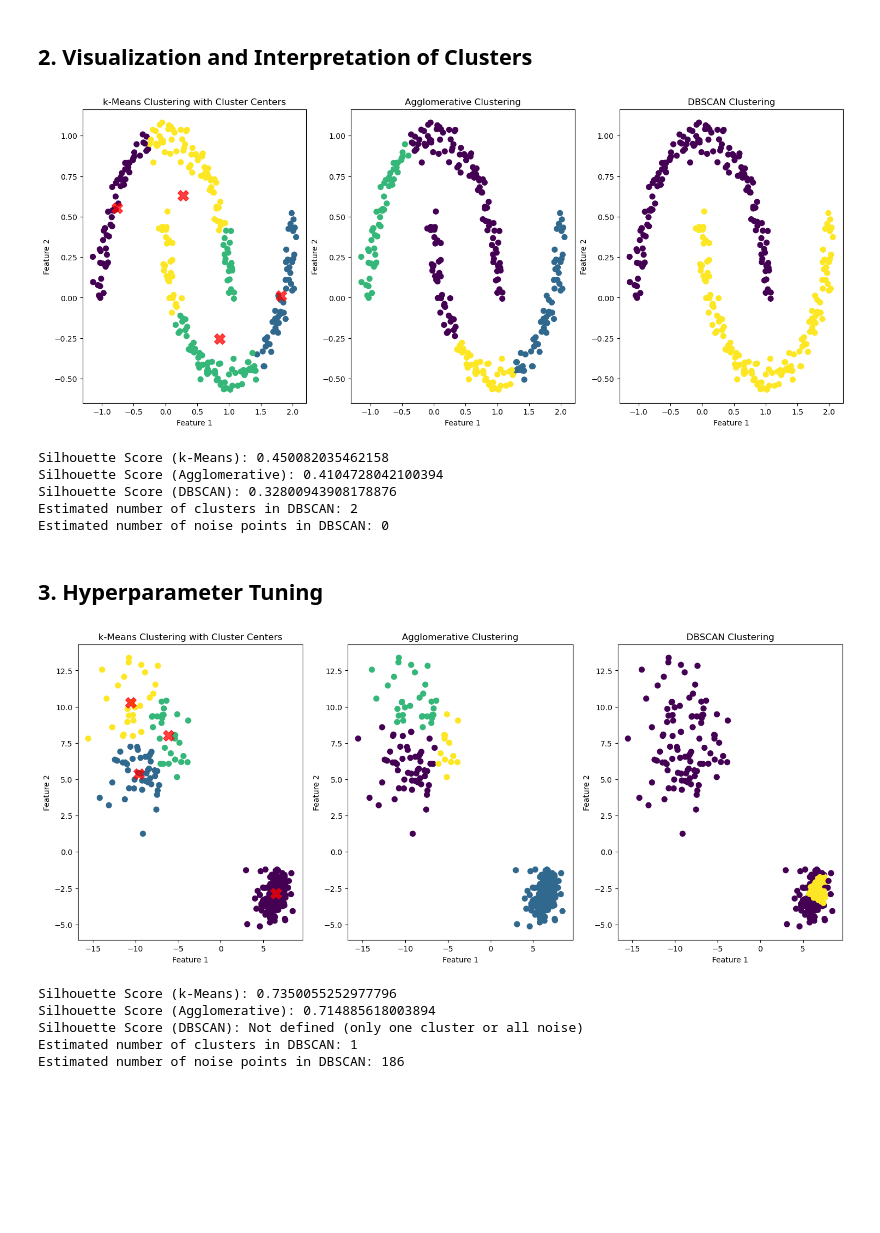
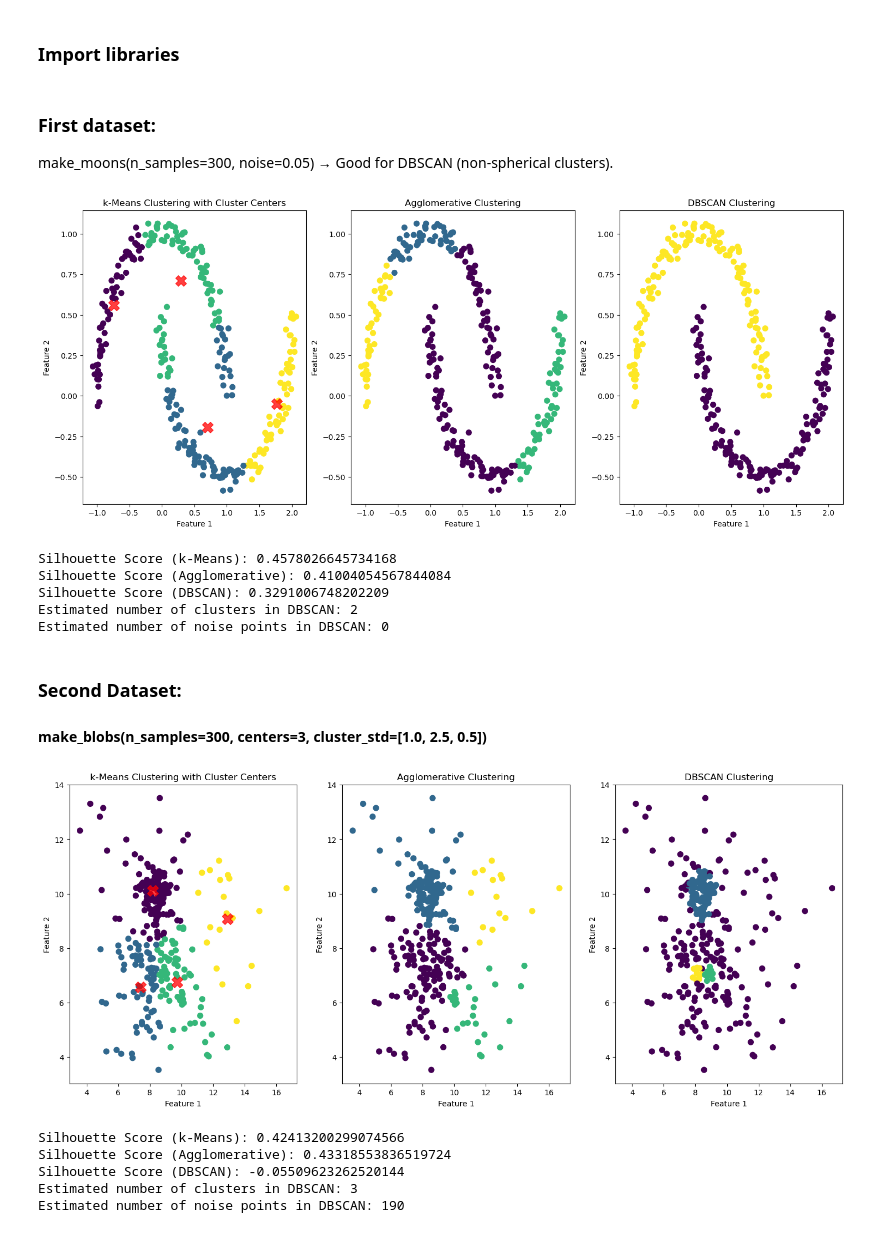
Before and after one commit to Mashail-prog/BINF-5507-Assignments, a Jupyter notebook: Assignment-3/main.ipynb, the cells around one changed output. Drawn from its saved outputs; the diff is of its cells as text; code cells hidden in the pictures; blank space fills up the shorter version.

```diff
--- a/Assignment-3/main.ipynb
+++ b/Assignment-3/main.ipynb
@@ -8,3 +3,5 @@ make_moons(n_samples=300, noise=0.05) → Good for DBSCAN (non-spherical cluster
+# %% [markdown]
+### Import libraries
 # %%
 import numpy as np
 import pandas as pd
@@ -74,16 +72,16 @@ def plot_clustering_results(X, labels, centers, silhouette_avg, n_clusters=4, da
     ax2.set_xticks(np.arange(-0.1, 1.1, 0.2))
 
     plt.show()
-# %% [markdown]
-## 2. Visualization and Interpretation of Clusters
+# %% [markdown]
+### First dataset:
+make_moons(n_samples=300, noise=0.05) → Good for DBSCAN (non-spherical clusters).
 # %%
-from sklearn.cluster import DBSCAN
 
 # Generate synthetic data
 X, y = make_moons(n_samples=300, noise=0.05)
 
 # Train a k-Means clustering model
-kmeans = KMeans(n_clusters=4, random_state=42, max_itr=50, n_init='auto')
+kmeans = KMeans(n_clusters=4, random_state=42, max_iter=50, n_init='auto')
 kmeans.fit(X)
 y_kmeans = kmeans.predict(X)
 
@@ -112,44 +110,43 @@ ax1.set_title('k-Means Clustering with Cluster Centers')
 
 # Plot the agglomerative clustering result
 ax2.scatter(X[:, 0], X[:, 1], c=y_agg, s=50, cmap='viridis')
 ax2.set_xlabel('Feature 1')
 ax2.set_ylabel('Feature 2')
 ax2.set_title('Agglomerative Clustering')
 
 # Plot the DBSCAN clustering result
 ax3.scatter(X[:, 0], X[:, 1], c=labels, s=50, cmap='viridis')
 ax3.set_xlabel('Feature 1')
 ax3.set_ylabel('Feature 2')
 ax3.set_title('DBSCAN Clustering')
 
 plt.show()
 
 # print the silhouette scores
 silhouette_avg_kmeans = silhouette_score(X, y_kmeans)
 silhouette_avg_agg = silhouette_score(X, y_agg)
 print(f"Silhouette Score (k-Means): {silhouette_avg_kmeans}")
 print(f"Silhouette Score (Agglomerative): {silhouette_avg_agg}")
 
 if n_clusters_ > 1:
     silhouette_avg_dbscan = silhouette_score(X, labels)
     print(f"Silhouette Score (DBSCAN): {silhouette_avg_dbscan}")
 else:
     print("Silhouette Score (DBSCAN): Not defined (only one cluster or all noise)")
 
 print("Estimated number of clusters in DBSCAN: %d" % n_clusters_)
 print("Estimated number of noise points in DBSCAN: %d" % n_noise_)
 # %% [output]
-[figure, old version]
+[figure, new version]
-Silhouette Score (k-Means): 0.450082035462158
-Silhouette Score (Agglomerative): 0.4104728042100394
-Silhouette Score (DBSCAN): 0.32800943908178876
+Silhouette Score (k-Means): 0.4578026645734168
+Silhouette Score (Agglomerative): 0.41004054567844084
+Silhouette Score (DBSCAN): 0.3291006748202209
 Estimated number of clusters in DBSCAN: 2
 Estimated number of noise points in DBSCAN: 0
 # %% [markdown]
-## 3. Hyperparameter Tuning
+### Second Dataset:
+#### make_blobs(n_samples=300, centers=3, cluster_std=[1.0, 2.5, 0.5])
 # %%
-
-
 # Generate synthetic data
 X, y = make_blobs(n_samples=300, centers=3, cluster_std=[1.0, 2.5, 0.5])
 
@@ -205,14 +202,14 @@ if n_clusters_ > 1:
     silhouette_avg_dbscan = silhouette_score(X, labels)
     print(f"Silhouette Score (DBSCAN): {silhouette_avg_dbscan}")
 else:
-    print("Silhouette Score (DBSCAN): Not defined (only one cluster or all noise)")
+    print("Silhouette Score (DBSCAN): The algorithm is not performing.")
 
 print("Estimated number of clusters in DBSCAN: %d" % n_clusters_)
 print("Estimated number of noise points in DBSCAN: %d" % n_noise_)
 # %% [output]
-[figure, old version]
+[figure, new version]
-Silhouette Score (k-Means): 0.7350055252977796
-Silhouette Score (Agglomerative): 0.714885618003894
-Silhouette Score (DBSCAN): Not defined (only one cluster or all noise)
-Estimated number of clusters in DBSCAN: 1
-Estimated number of noise points in DBSCAN: 186
+Silhouette Score (k-Means): 0.42413200299074566
+Silhouette Score (Agglomerative): 0.43318553836519724
+Silhouette Score (DBSCAN): -0.05509623262520144
+Estimated number of clusters in DBSCAN: 3
+Estimated number of noise points in DBSCAN: 190
```
Also changed, not shown: parts of 3 cells of this notebook.
